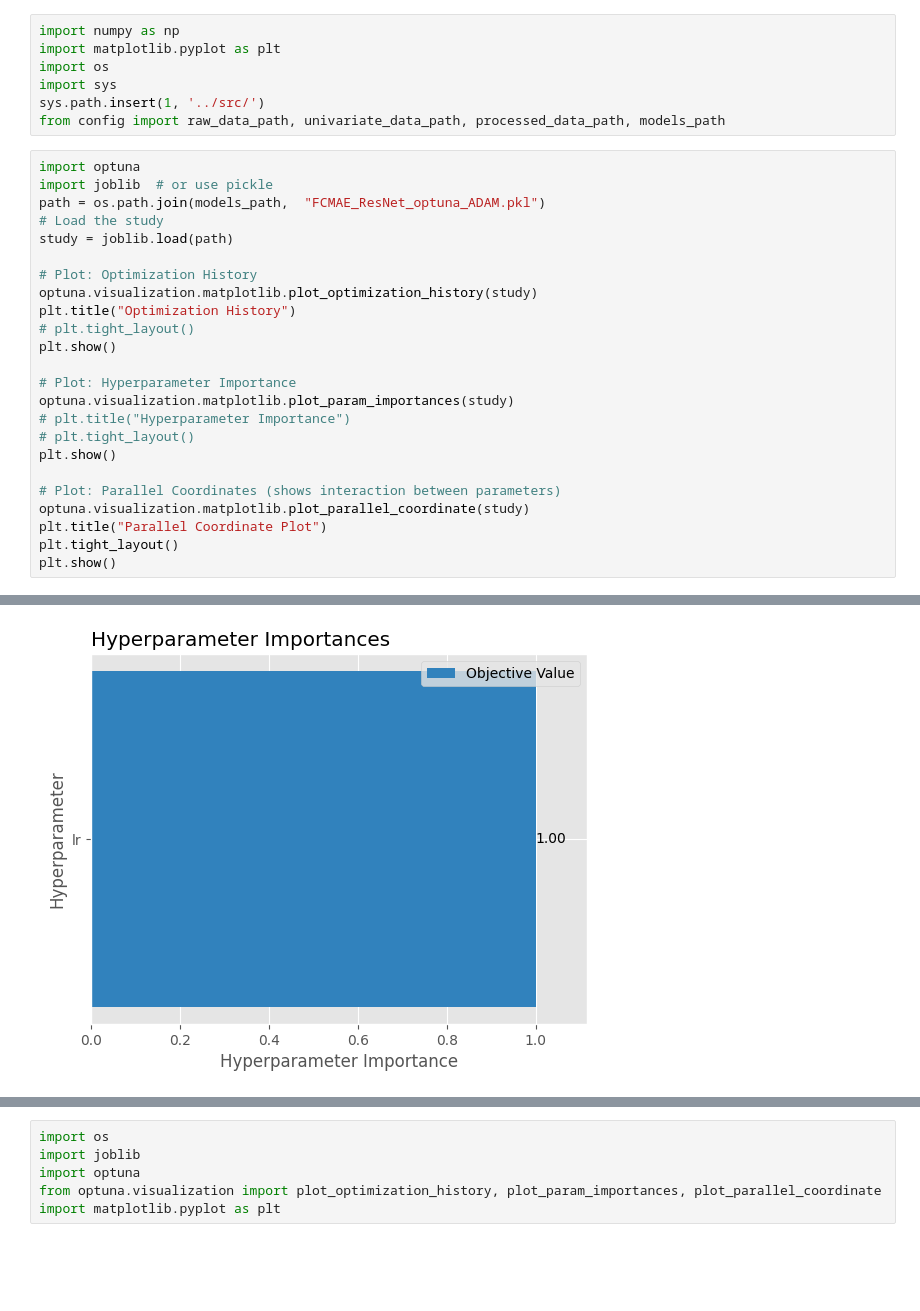
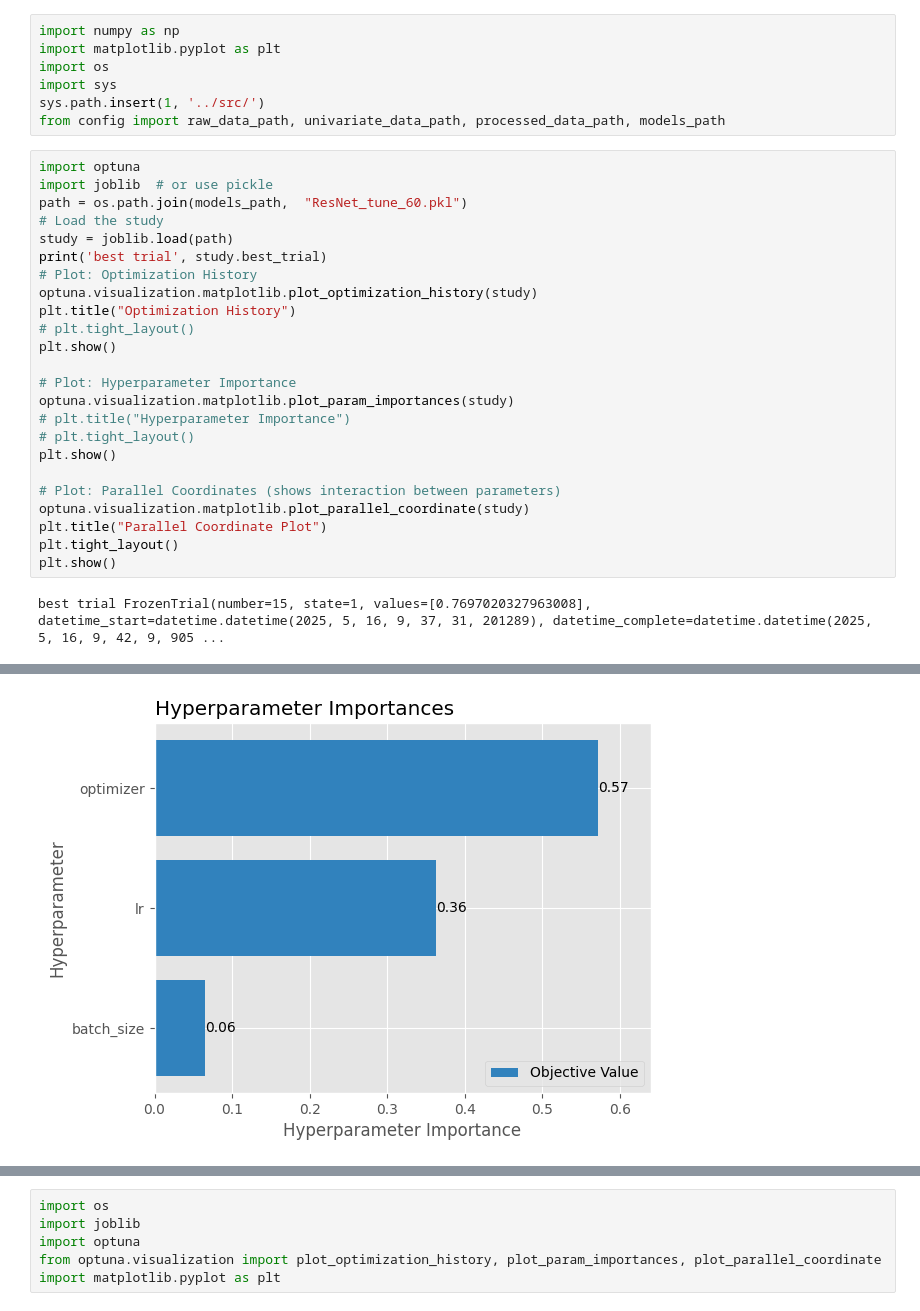
Before and after one commit to noorwertheim/Master-Thesis, a Jupyter notebook: notebooks/plot.ipynb, the cells around one changed output, grey strips where cells are left out. Cells and saved outputs as stored; diff of their text form; blank space fills up the shorter version.

```diff
--- a/notebooks/plot.ipynb
+++ b/notebooks/plot.ipynb
@@ -8,10 +8,10 @@ from config import raw_data_path, univariate_data_path, processed_data_path, mod
 # %%
 import optuna
 import joblib  # or use pickle
-path = os.path.join(models_path,  "FCMAE_ResNet_optuna_ADAM.pkl")
+path = os.path.join(models_path,  "ResNet_tune_60.pkl")
 # Load the study
 study = joblib.load(path)
-
+print('best trial', study.best_trial)
 # Plot: Optimization History
 optuna.visualization.matplotlib.plot_optimization_history(study)
 plt.title("Optimization History")
@@ -30,3 +30,4 @@ plt.title("Parallel Coordinate Plot")
 plt.tight_layout()
 plt.show()
 # %% [output]
+best trial FrozenTrial(number=15, state=1, values=[0.7697020327963008], datetime_start=datetime.datetime(2025, 5, 16, 9, 37, 31, 201289), datetime_complete=datetime.datetime(2025, 5, 16, 9, 42, 9, 905 ...
@@ -34 +35 @@ plt.show()
-[figure, old version]
+[figure, new version]
```
Also changed, not shown: parts of 1 cell of this notebook, 5 other files.
